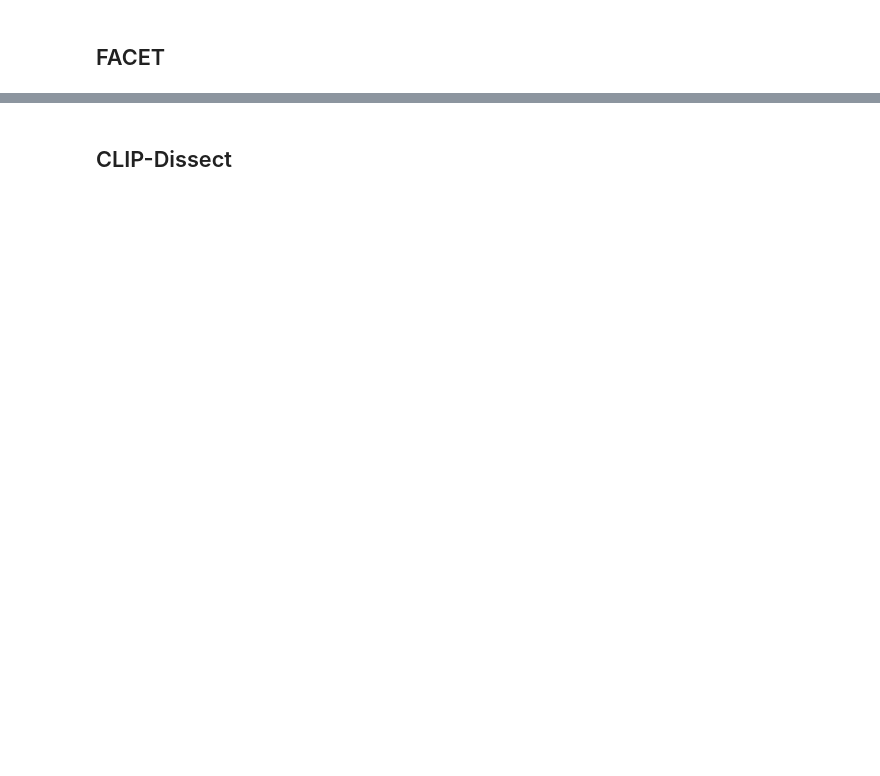
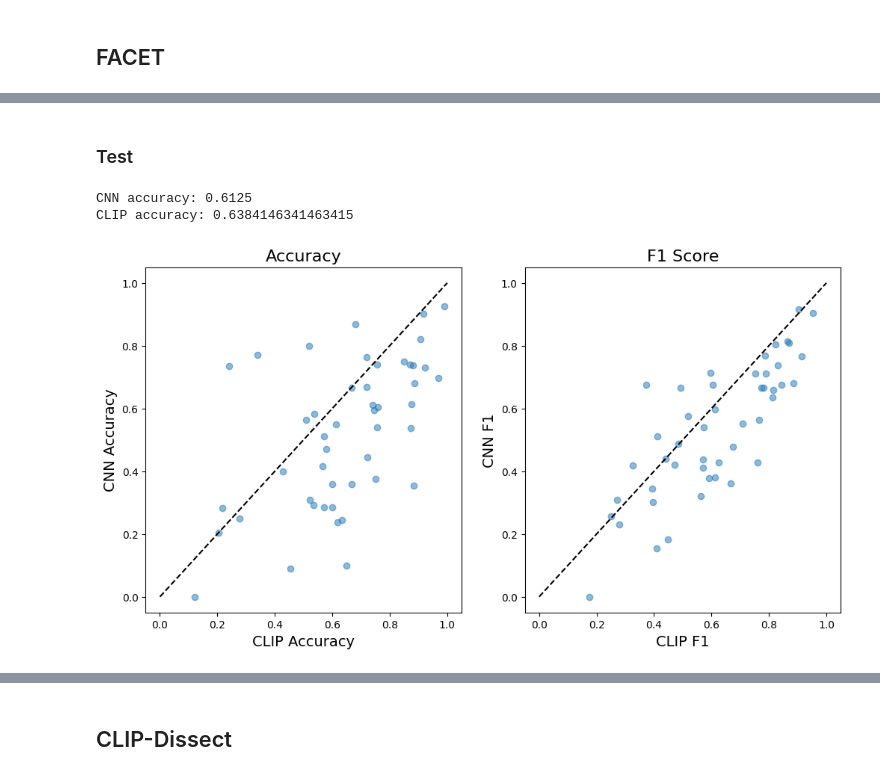
Before and after one commit to ryanhammonds/dsc261, a Jupyter notebook: analysis/CLIP-Dissect.ipynb, the cells around one changed output, grey strips where cells are left out. Saved outputs shown, nothing was run; the diff lists cells and outputs as text; code cells hidden in the pictures; blank space fills up the shorter version.

Commit message:
final clip dissecet + facet notebook

```diff
--- a/analysis/CLIP-Dissect.ipynb
+++ b/analysis/CLIP-Dissect.ipynb
@@ -29,0 +113,12 @@ df['filepath'] = [files[i] for i in df['filename']]
+# %%
+X = list(zip(list(df["filepath"]), list(df["class1"]), list(df["index"])))
+X = np.array([i for i in X if i[1] in classes_facet])
+
+df_x = pd.DataFrame(X, columns=['file', 'class', 'index'])
+shuffle = StratifiedShuffleSplit(
+    n_splits=1, train_size=.83, random_state=0
+)
+inds = list(shuffle.split(df_x, df_x['class']))[0]
+
+X_train = X[inds[0][:16000]]
+X_test = X[inds[1][:3280]]
@@ -29,0 +183,2 @@ df['filepath'] = [files[i] for i in df['filename']]
+# %% [markdown]
+### Test
@@ -29,0 +286,9 @@ df['filepath'] = [files[i] for i in df['filename']]
+# %%
+print(f"CNN accuracy: {float((y_test_pred == y_test_true).sum() / len(y_test_true))}")
+class_lookup_inv = {v:k for k, v in class_lookup.items()}
+_y_test_pred = np.array([str(classes_facet[int(i)]) for i in y_test_pred_clip])
+_y_test_true = np.array([class_lookup_inv[i] for i in y_test_true])
+print(f"CLIP accuracy: {float((_y_test_pred == _y_test_true).sum() / len(_y_test_true))}")
+# %% [output]
+CNN accuracy: 0.6125
+CLIP accuracy: 0.6384146341463415
@@ -29,0 +326,22 @@ df['filepath'] = [files[i] for i in df['filename']]
+# %%
+#plt.figure(figsize=(6, 6))
+fig, axes = plt.subplots(figsize=(12, 6), nrows=1, ncols=2)
+
+axes[0].plot([0, 1], [0, 1], ls='--', color='k')
+axes[0].scatter(acc_clip, acc_conv, alpha=.5)
+
+axes[0].set_xlabel("CLIP Accuracy", size=14)
+axes[0].set_ylabel("CNN Accuracy", size=14)
+#fig.suptitle("CNN vs CLIP", size=18);
+
+axes[1].plot([0, 1], [0, 1], ls='--', color='k')
+axes[1].scatter(f1_clip, f1_conv, alpha=.5)
+
+
+axes[1].set_xlabel("CLIP F1", size=14)
+axes[1].set_ylabel("CNN F1", size=14)
+axes[0].set_title("Accuracy", size=16)
+axes[1].set_title("F1 Score", size=16)
+plt.savefig("cnn_v_clip.png", dpi=300)
+# %% [output]
+[figure, added]
```
Also changed, not shown: parts of 59 cells of this notebook.
